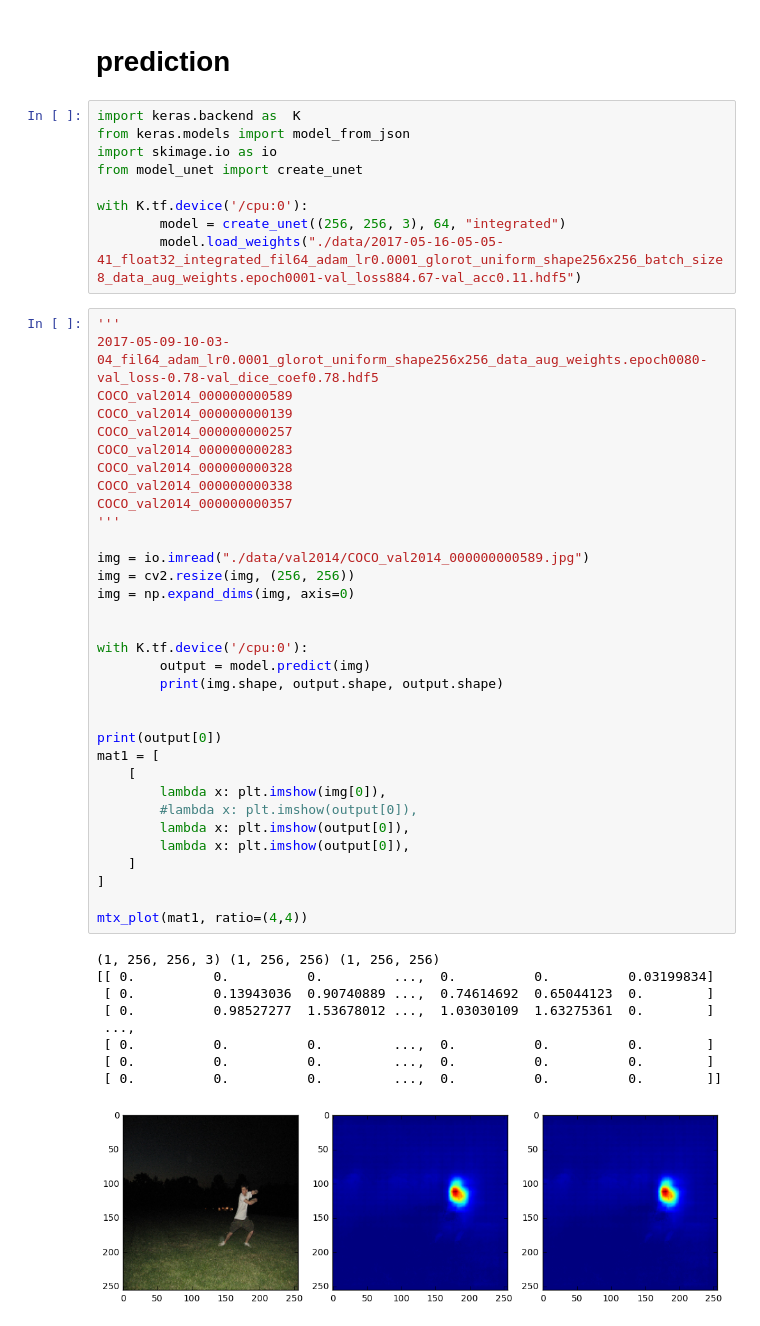
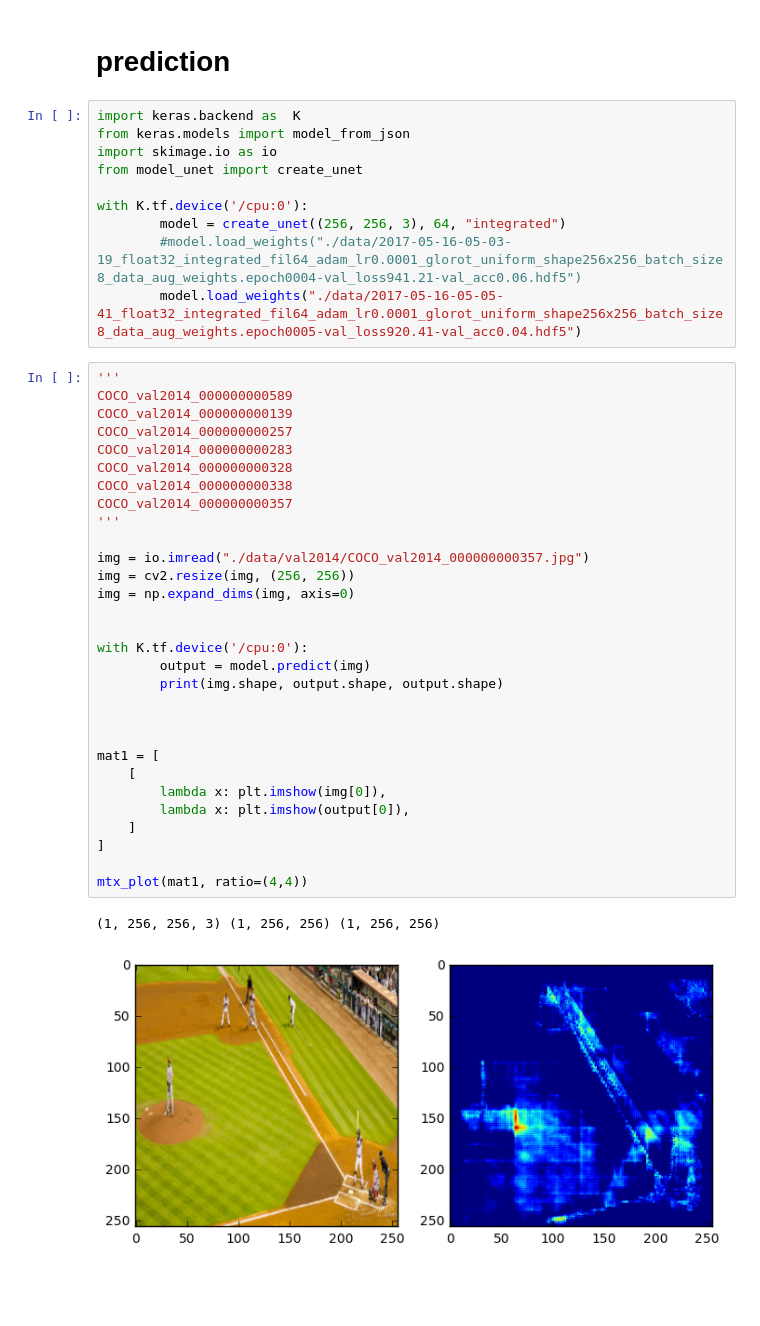
Before and after one commit to legokichi/keras-human-detector, a Jupyter notebook: predict.ipynb, the cells around one changed output. Cells and saved outputs as stored; diff of their text form; blank space fills up the shorter version.

```diff
--- a/predict.ipynb
+++ b/predict.ipynb
@@ -31,47 +31,38 @@ from model_unet import create_unet
 
 with K.tf.device('/cpu:0'):
         model = create_unet((256, 256, 3), 64, "integrated")
-        model.load_weights("./data/2017-05-16-05-05-41_float32_integrated_fil64_adam_lr0.0001_glorot_uniform_shape256x256_batch_size8_data_aug_weights.epoch0001-val_loss884.67-val_acc0.11.hdf5")
+        #model.load_weights("./data/2017-05-16-05-03-19_float32_integrated_fil64_adam_lr0.0001_glorot_uniform_shape256x256_batch_size8_data_aug_weights.epoch0004-val_loss941.21-val_acc0.06.hdf5")
+        model.load_weights("./data/2017-05-16-05-05-41_float32_integrated_fil64_adam_lr0.0001_glorot_uniform_shape256x256_batch_size8_data_aug_weights.epoch0005-val_loss920.41-val_acc0.04.hdf5")
 # %%
 '''
-2017-05-09-10-03-04_fil64_adam_lr0.0001_glorot_uniform_shape256x256_data_aug_weights.epoch0080-val_loss-0.78-val_dice_coef0.78.hdf5
 COCO_val2014_000000000589
 COCO_val2014_000000000139
 COCO_val2014_000000000257
 COCO_val2014_000000000283
 COCO_val2014_000000000328
 COCO_val2014_000000000338
 COCO_val2014_000000000357
 '''
 
-img = io.imread("./data/val2014/COCO_val2014_000000000589.jpg")
+img = io.imread("./data/val2014/COCO_val2014_000000000357.jpg")
 img = cv2.resize(img, (256, 256))
 img = np.expand_dims(img, axis=0)
 
 
 with K.tf.device('/cpu:0'):
         output = model.predict(img)
         print(img.shape, output.shape, output.shape)
 
 
-print(output[0])
+
 mat1 = [
     [
         lambda x: plt.imshow(img[0]),
-        #lambda x: plt.imshow(output[0]),
-        lambda x: plt.imshow(output[0]),
         lambda x: plt.imshow(output[0]),
     ]
 ]
 
 mtx_plot(mat1, ratio=(4,4))
 # %% [output]
 (1, 256, 256, 3) (1, 256, 256) (1, 256, 256)
-[[ 0.          0.          0.         ...,  0.          0.          0.03199834]
- [ 0.          0.13943036  0.90740889 ...,  0.74614692  0.65044123  0.        ]
- [ 0.          0.98527277  1.53678012 ...,  1.03030109  1.63275361  0.        ]
- ...,
- [ 0.          0.          0.         ...,  0.          0.          0.        ]
- [ 0.          0.          0.         ...,  0.          0.          0.        ]
- [ 0.          0.          0.         ...,  0.          0.          0.        ]]
-[figure, old version]
+[figure, new version]
```
Also changed, not shown: 2 other files.
